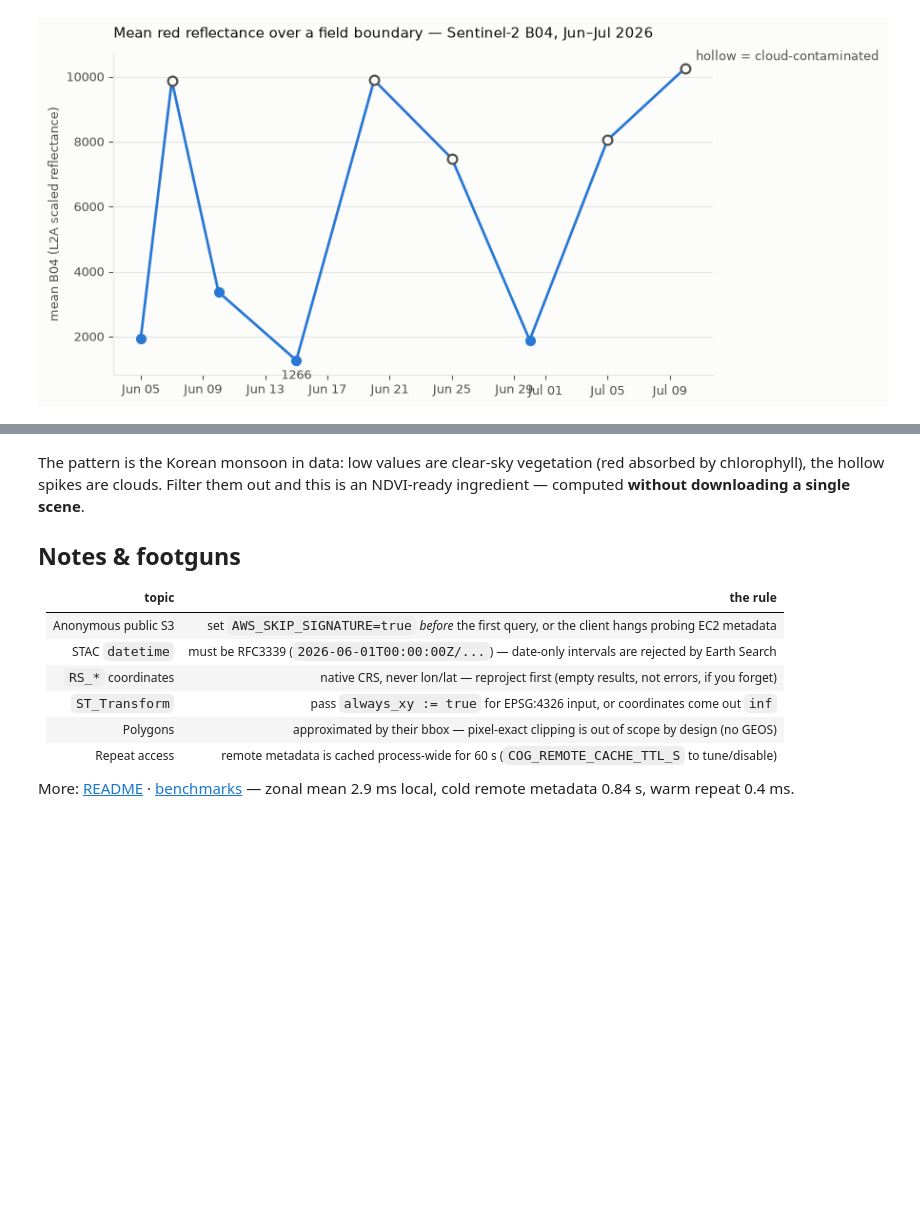
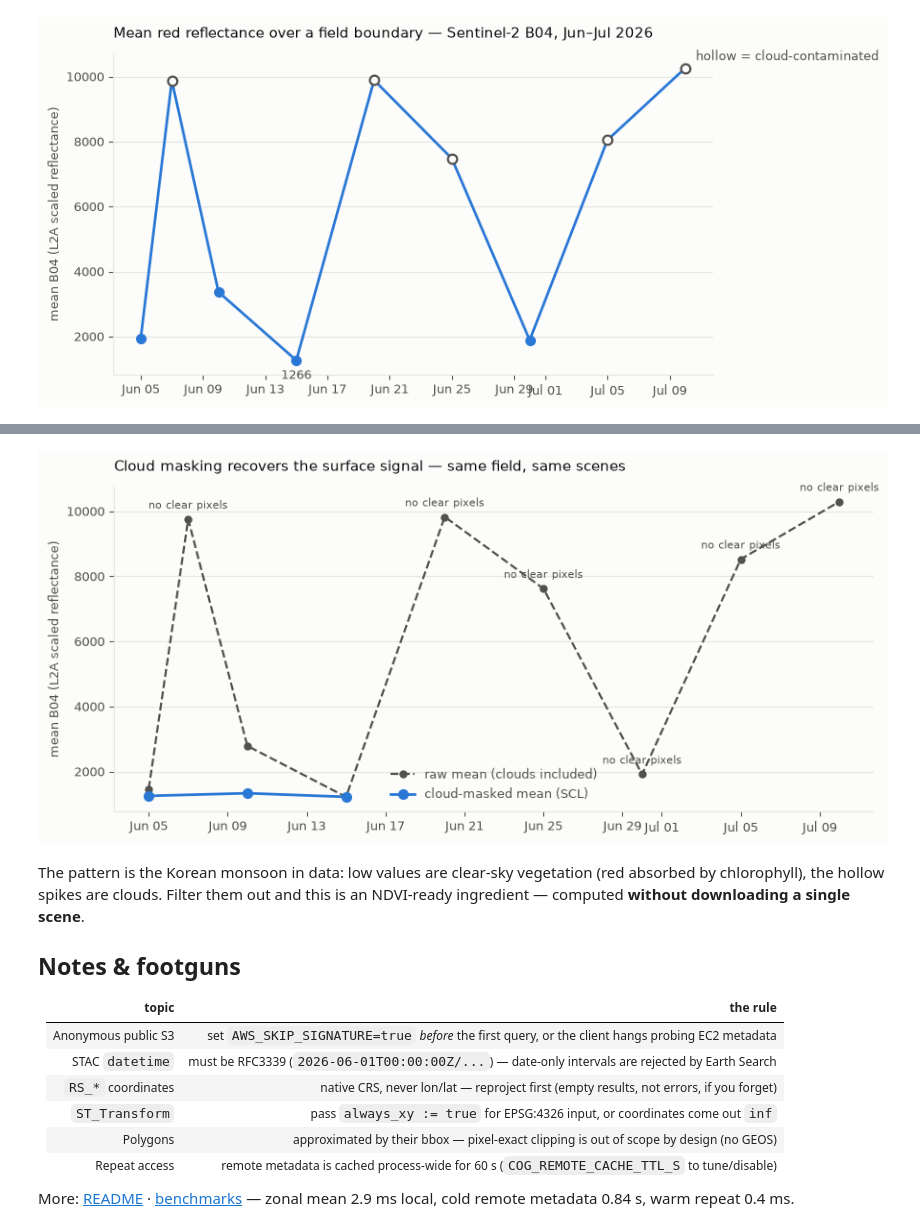
Before and after one commit to st-layer/duckdb-cog, a Jupyter notebook: examples/use-cases.ipynb, the cells around one changed output, grey strips where cells are left out. Saved outputs shown, nothing was run; the diff lists cells and outputs as text; code cells hidden in the pictures; blank space fills up the shorter version.

```diff
--- a/examples/use-cases.ipynb
+++ b/examples/use-cases.ipynb
@@ -207,3 +266,32 @@ plt.show()
+# %%
+fig, ax = plt.subplots(figsize=(9, 4.2), facecolor="#fcfcfb")
+ax.set_facecolor("#fcfcfb")
+
+ax.plot(cm["date"], cm["raw_mean"], color=MUTED, linewidth=1.6,
+        linestyle="--", marker="o", markersize=5, label="raw mean (clouds included)")
+ok = cm[cm["masked_mean"].notna()]
+ax.plot(ok["date"], ok["masked_mean"], color=SERIES, linewidth=2,
+        marker="o", markersize=7, label="cloud-masked mean (SCL)")
+
+for _, r in cm[cm["masked_mean"].isna()].iterrows():
+    ax.annotate("no clear pixels", xy=(r["date"], r["raw_mean"]), xytext=(0, 8),
+                textcoords="offset points", ha="center", color=MUTED, fontsize=8)
+
+ax.set_title("Cloud masking recovers the surface signal — same field, same scenes",
+             color=INK, fontsize=11, loc="left", pad=12)
+ax.set_ylabel("mean B04 (L2A scaled reflectance)", color=MUTED, fontsize=9)
+ax.grid(axis="y", color=GRID, linewidth=0.8, zorder=1)
+ax.tick_params(colors=MUTED, labelsize=9)
+ax.xaxis.set_major_formatter(mdates.DateFormatter("%b %d"))
+for side in ("top", "right"):
+    ax.spines[side].set_visible(False)
+for side in ("left", "bottom"):
+    ax.spines[side].set_color(GRID)
+ax.legend(frameon=False, fontsize=9, labelcolor=MUTED)
+plt.tight_layout()
+plt.show()
+# %% [output]
+[figure, added]
 # %% [markdown]
 The pattern is the Korean monsoon in data: low values are clear-sky vegetation
 (red absorbed by chlorophyll), the hollow spikes are clouds. Filter them out and
```
Also changed, not shown: parts of 2 cells of this notebook.
